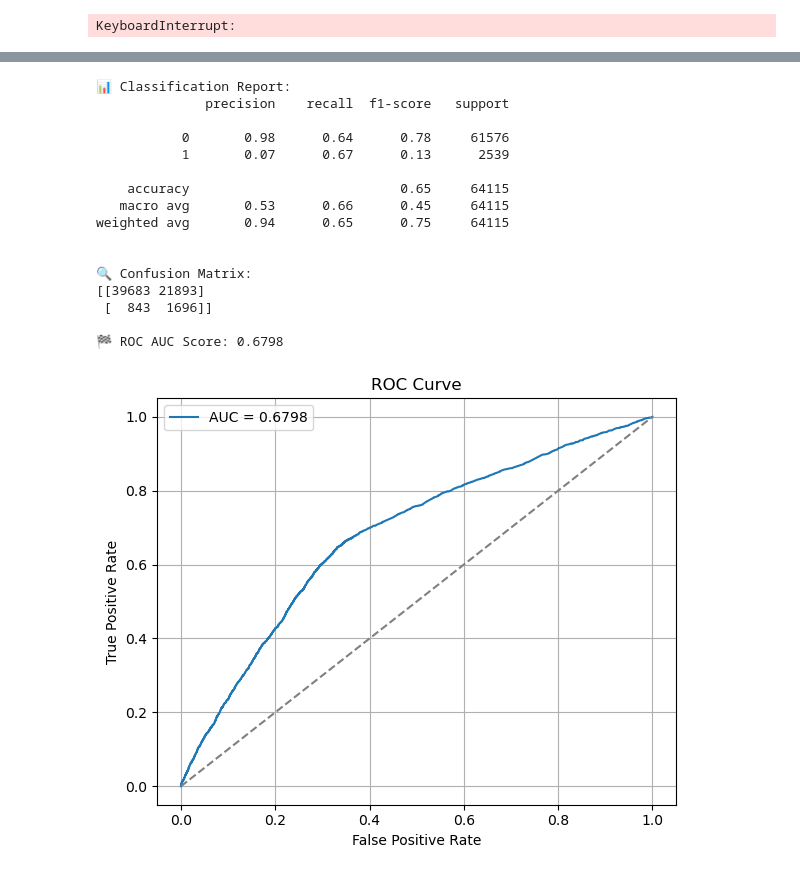
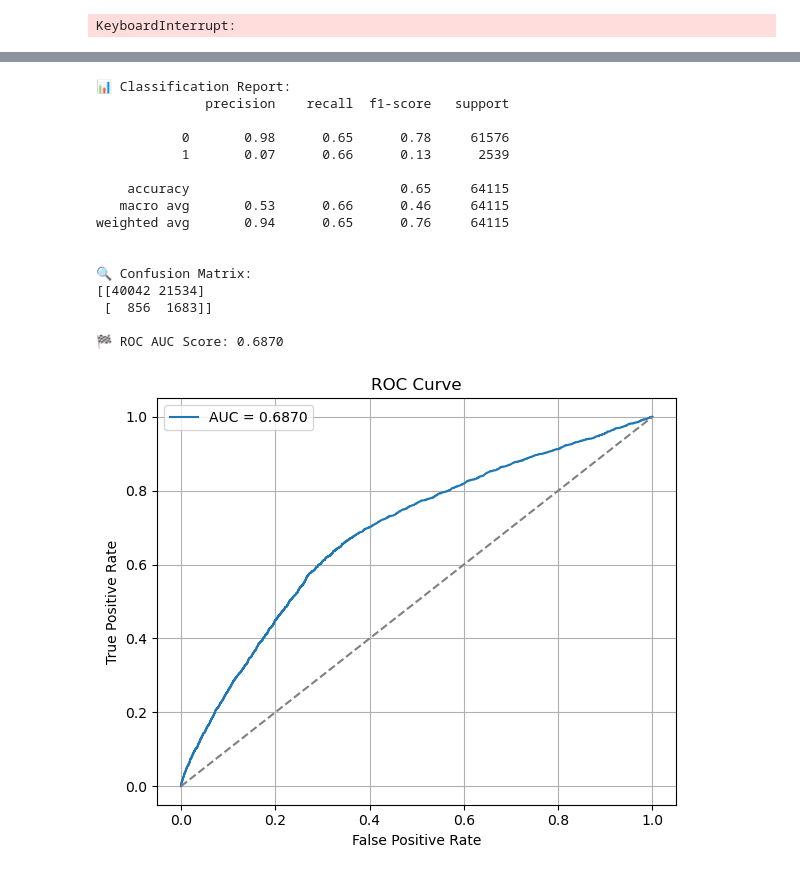
Before and after one commit to kacpert20/machine_learning_lung_cancer, a Jupyter notebook: LightGMB_tuning.ipynb, the cells around one changed output, grey strips where cells are left out. Drawn from its saved outputs; the diff is of its cells as text; code cells hidden in the pictures.

```diff
--- a/LightGMB_tuning.ipynb
+++ b/LightGMB_tuning.ipynb
@@ -319,16 +320,15 @@ import matplotlib.pyplot as plt
 # Wstaw tutaj dane podzielone wcześniej na treningowe i testowe
 # X_train, X_test, y_train, y_test
 
-best_params = {
-    'learning_rate': 0.015267770266107481,
-    'max_depth': 6,
-    'num_leaves': 20,
-    'min_child_samples': 18,
-    'n_estimators': 289,
-    'subsample': 0.7501812586192425,
-    'colsample_bytree': 0.9933196834235932,
-    'reg_alpha': 0.7664420550286652,
-    'reg_lambda': 0.6248349584367855,
+best_params = {'learning_rate': 0.040508599074438406,
+                'max_depth': 6,
+                  'num_leaves': 62,
+                    'min_child_samples': 22,
+                      'n_estimators': 108,
+                        'subsample': 0.6866626928243572,
+                          'colsample_bytree': 0.7605951843068885,
+                            'reg_alpha': 0.5893279541357952,
+                              'reg_lambda': 0.8563926001105232,
     'is_unbalance': True,  # pamiętaj o tym!
     'random_state': 42
 }
@@ -346,38 +346,38 @@ print(classification_report(y_test, y_pred))
 
 print("\n🔍 Confusion Matrix:")
 print(confusion_matrix(y_test, y_pred))
 
 # AUC
 auc_score = roc_auc_score(y_test, y_proba)
 print(f"\n🏁 ROC AUC Score: {auc_score:.4f}")
 
 # Krzywa ROC
 fpr, tpr, _ = roc_curve(y_test, y_proba)
 plt.figure(figsize=(6, 5))
 plt.plot(fpr, tpr, label=f'AUC = {auc_score:.4f}')
 plt.plot([0, 1], [0, 1], '--', color='gray')
 plt.xlabel('False Positive Rate')
 plt.ylabel('True Positive Rate')
 plt.title('ROC Curve')
 plt.legend()
 plt.grid()
 plt.tight_layout()
 plt.show()
 # %% [output]
 📊 Classification Report:
               precision    recall  f1-score   support
 
-           0       0.98      0.64      0.78     61576
-           1       0.07      0.67      0.13      2539
+           0       0.98      0.65      0.78     61576
+           1       0.07      0.66      0.13      2539
 
     accuracy                           0.65     64115
-   macro avg       0.53      0.66      0.45     64115
-weighted avg       0.94      0.65      0.75     64115
+   macro avg       0.53      0.66      0.46     64115
+weighted avg       0.94      0.65      0.76     64115
 
 
 🔍 Confusion Matrix:
-[[39683 21893]
- [  843  1696]]
+[[40042 21534]
+ [  856  1683]]
 
-🏁 ROC AUC Score: 0.6798
+🏁 ROC AUC Score: 0.6870
-[figure, old version]
+[figure, new version]
```
Also changed, not shown: parts of 1 cell of this notebook, 3 other files.
